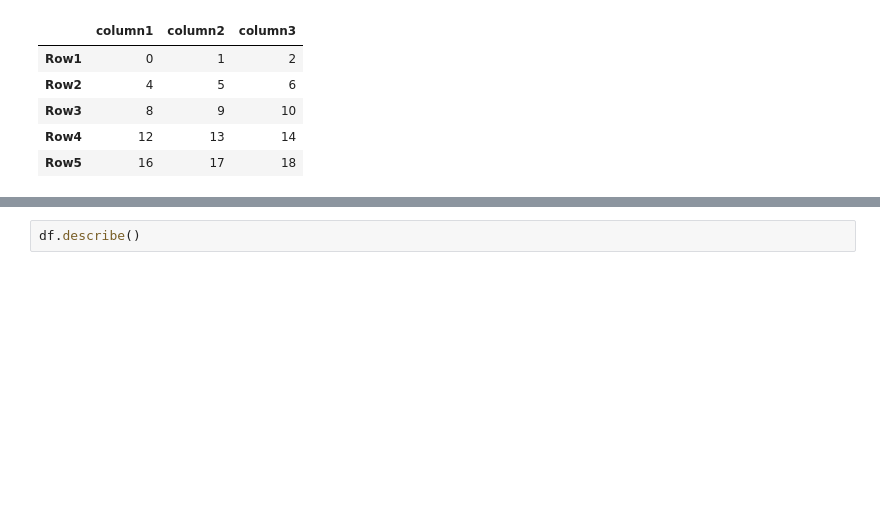
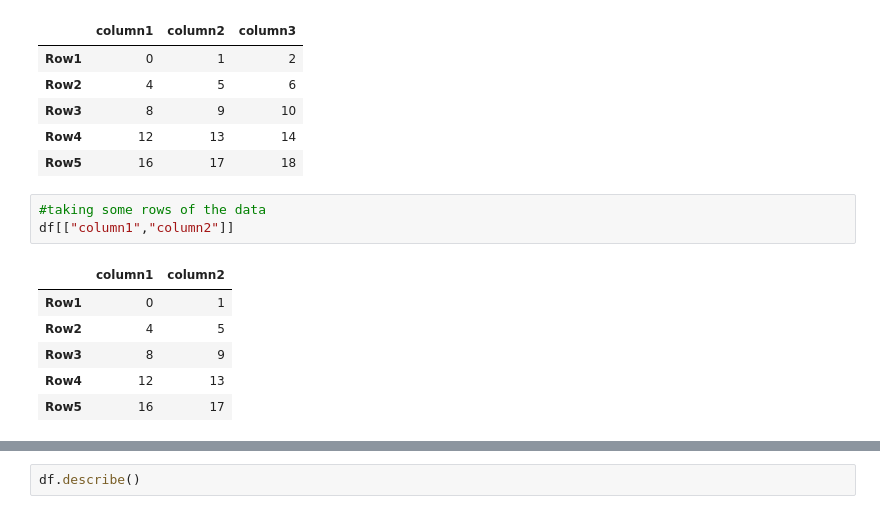
Before and after one commit to DenzAviator/pandas, a Jupyter notebook: research.ipynb, the cells around one changed output, grey strips where cells are left out. Cells and saved outputs as stored; diff of their text form; blank space fills up the shorter version.

```diff
--- a/research.ipynb
+++ b/research.ipynb
@@ -46,6 +46,16 @@ df[["column1","column2","column3"]]
 | Row3 | 8 | 9 | 10 |
 | Row4 | 12 | 13 | 14 |
 | Row5 | 16 | 17 | 18 |
+# %%
+#taking some rows of the data
+df[["column1","column2"]]
+# %% [output]
+|  | column1 | column2 |
+| Row1 | 0 | 1 |
+| Row2 | 4 | 5 |
+| Row3 | 8 | 9 |
+| Row4 | 12 | 13 |
+| Row5 | 16 | 17 |
 # %%
 # taking two columns of the data
 df[["column1","column3"]]
```
Also changed, not shown: parts of 2 cells of this notebook, 1 other file.
